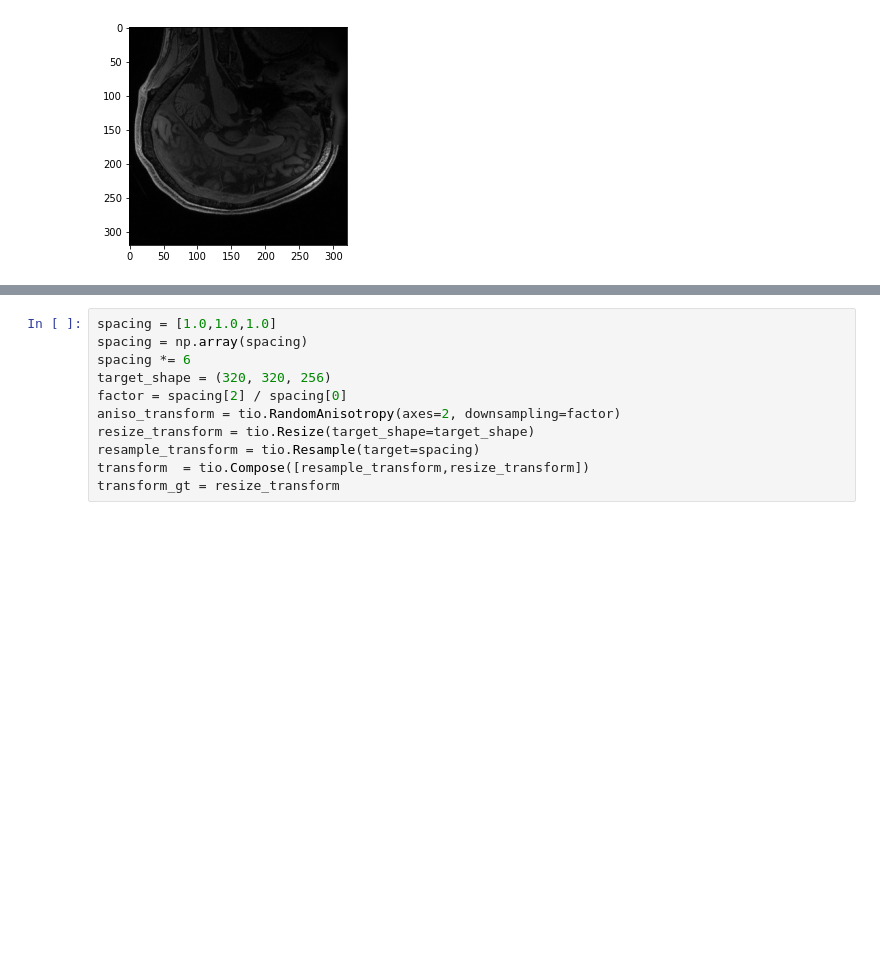
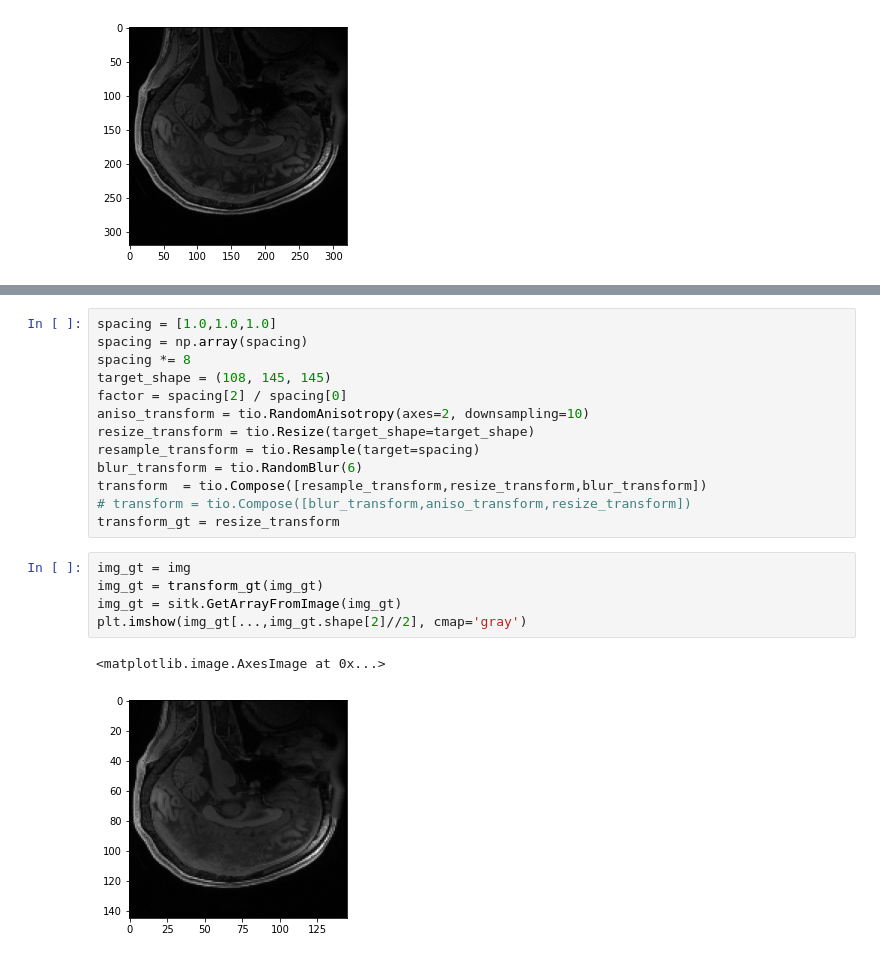
Before and after one commit to ExtremeViscent/SR-UNet, a Jupyter notebook: datasets/hcp_test.ipynb, the cells around one changed output, grey strips where cells are left out. Saved outputs shown, nothing was run; the diff lists cells and outputs as text; blank space fills up the shorter version.

```diff
--- a/datasets/hcp_test.ipynb
+++ b/datasets/hcp_test.ipynb
@@ -40,14 +49,24 @@ plt.imshow(img_arr[...,img_arr.shape[2]//2], cmap='gray')
 # %%
 spacing = [1.0,1.0,1.0]
 spacing = np.array(spacing)
-spacing *= 6
-target_shape = (320, 320, 256)
+spacing *= 8
+target_shape = (108, 145, 145)
 factor = spacing[2] / spacing[0]
-aniso_transform = tio.RandomAnisotropy(axes=2, downsampling=factor)
+aniso_transform = tio.RandomAnisotropy(axes=2, downsampling=10)
 resize_transform = tio.Resize(target_shape=target_shape)
 resample_transform = tio.Resample(target=spacing)
-transform  = tio.Compose([resample_transform,resize_transform])
+blur_transform = tio.RandomBlur(6)
+transform  = tio.Compose([resample_transform,resize_transform,blur_transform])
+# transform = tio.Compose([blur_transform,aniso_transform,resize_transform])
 transform_gt = resize_transform
+# %%
+img_gt = img
+img_gt = transform_gt(img_gt)
+img_gt = sitk.GetArrayFromImage(img_gt)
+plt.imshow(img_gt[...,img_gt.shape[2]//2], cmap='gray')
+# %% [output]
+<matplotlib.image.AxesImage at 0x...>
+[figure, added]
 # %%
 img = transform(img)
 img_arr = sitk.GetArrayFromImage(img)
```
Also changed, not shown: parts of 5 cells of this notebook, 3 other files.
